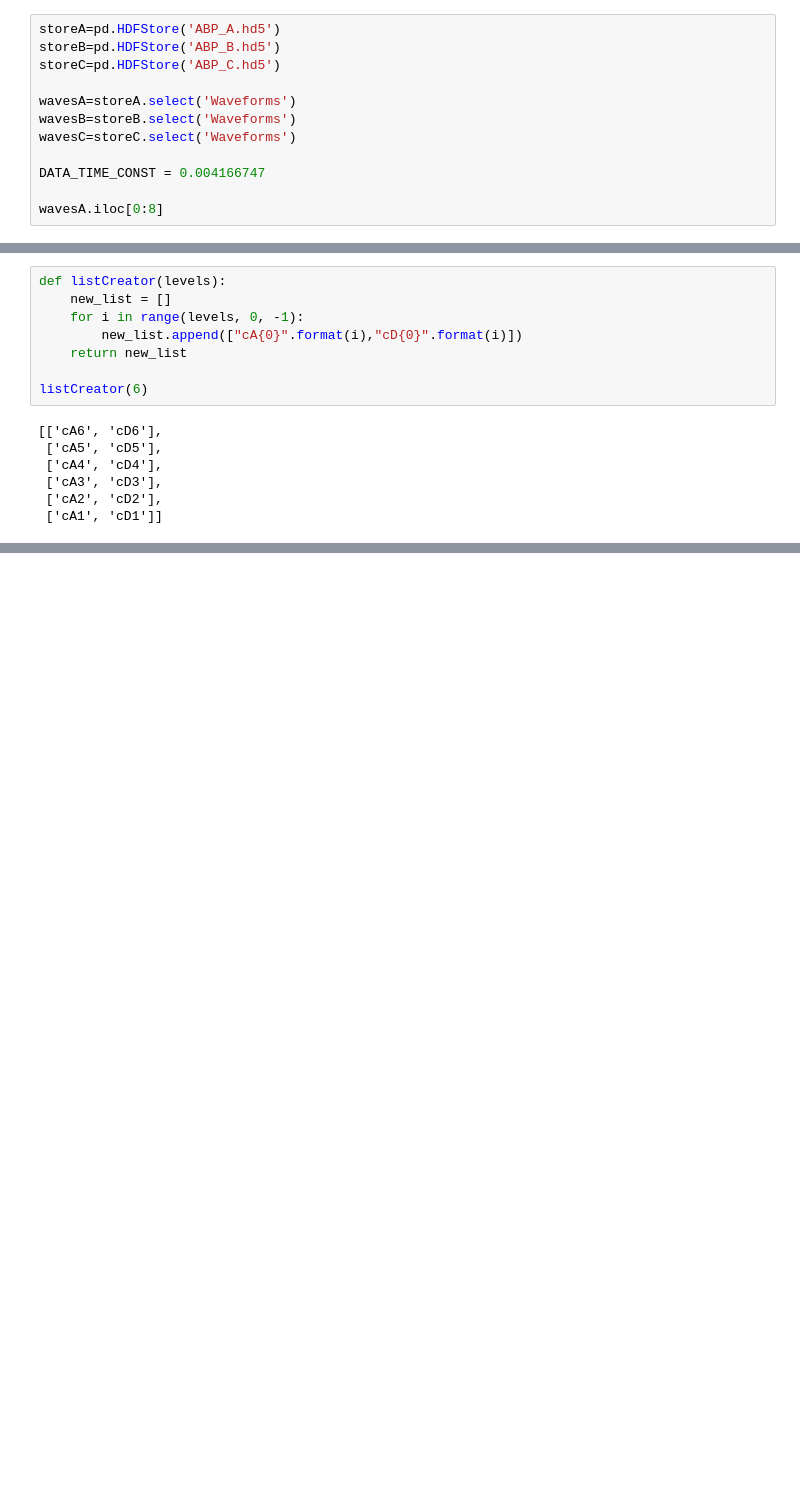
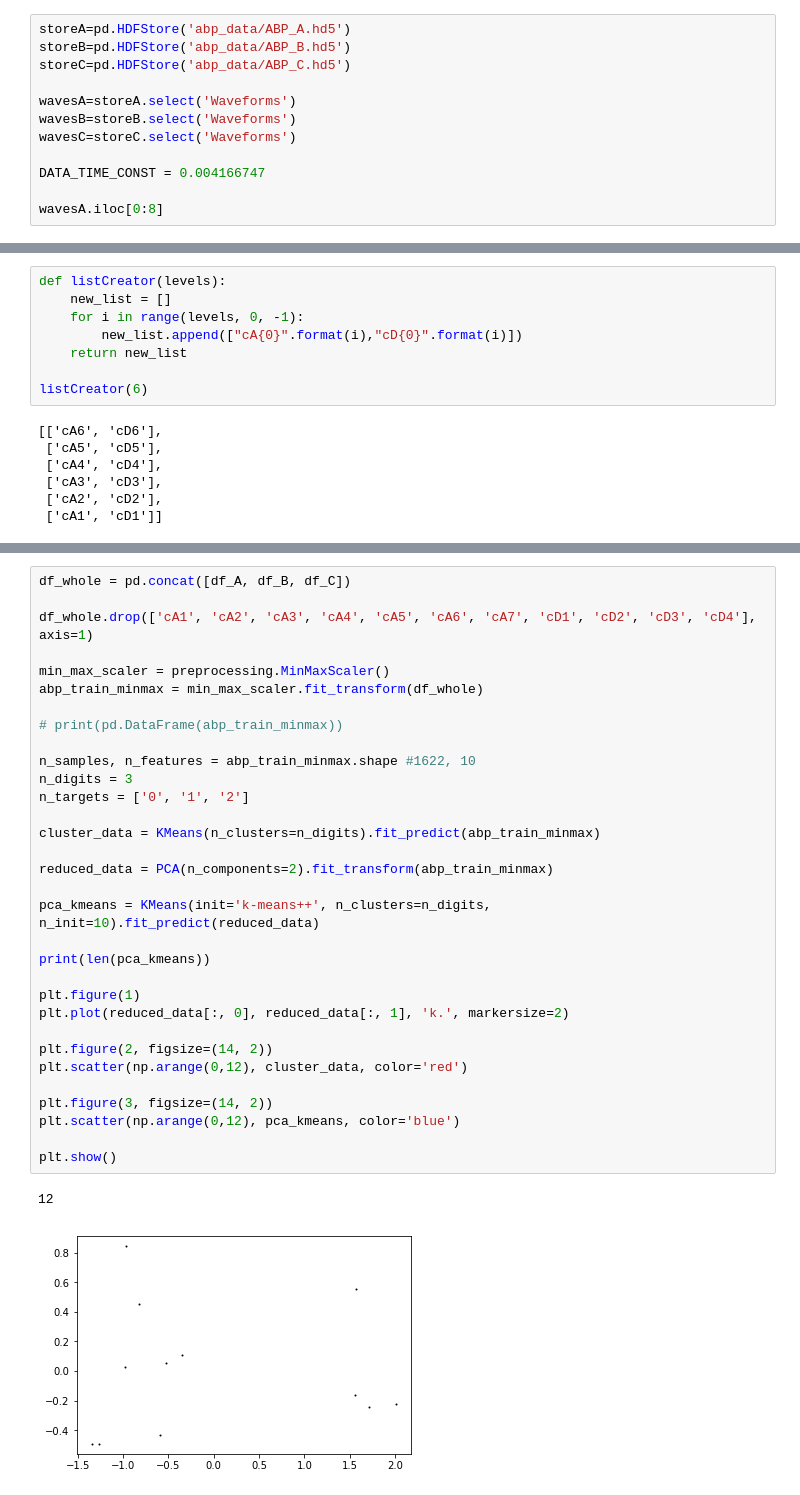
Before and after one commit to CONDUITlab/abp, a Jupyter notebook: Energy_Coefficient_Graph.ipynb, the cells around one changed output, grey strips where cells are left out. Cells and saved outputs as stored; diff of their text form; blank space fills up the shorter version.

```diff
--- a/Energy_Coefficient_Graph.ipynb
+++ b/Energy_Coefficient_Graph.ipynb
@@ -12,7 +24,7 @@ from bokeh.io import output_notebook, show
 # %%
-storeA=pd.HDFStore('ABP_A.hd5')
-storeB=pd.HDFStore('ABP_B.hd5')
-storeC=pd.HDFStore('ABP_C.hd5')
+storeA=pd.HDFStore('abp_data/ABP_A.hd5')
+storeB=pd.HDFStore('abp_data/ABP_B.hd5')
+storeC=pd.HDFStore('abp_data/ABP_C.hd5')
 
 wavesA=storeA.select('Waveforms')
 wavesB=storeB.select('Waveforms')
@@ -112,0 +284,35 @@ print(processWaveform(wavesA, 5, 1))
+# %%
+df_whole = pd.concat([df_A, df_B, df_C])
+
+df_whole.drop(['cA1', 'cA2', 'cA3', 'cA4', 'cA5', 'cA6', 'cA7', 'cD1', 'cD2', 'cD3', 'cD4'], axis=1)
+
+min_max_scaler = preprocessing.MinMaxScaler()
+abp_train_minmax = min_max_scaler.fit_transform(df_whole)
+
+# print(pd.DataFrame(abp_train_minmax))
+
+n_samples, n_features = abp_train_minmax.shape #1622, 10
+n_digits = 3
+n_targets = ['0', '1', '2']
+
+cluster_data = KMeans(n_clusters=n_digits).fit_predict(abp_train_minmax)
+
+reduced_data = PCA(n_components=2).fit_transform(abp_train_minmax)
+
+pca_kmeans = KMeans(init='k-means++', n_clusters=n_digits, n_init=10).fit_predict(reduced_data)
+
+print(len(pca_kmeans))
+
+plt.figure(1)
+plt.plot(reduced_data[:, 0], reduced_data[:, 1], 'k.', markersize=2)
+
+plt.figure(2, figsize=(14, 2))
+plt.scatter(np.arange(0,12), cluster_data, color='red')
+
+plt.figure(3, figsize=(14, 2))
+plt.scatter(np.arange(0,12), pca_kmeans, color='blue')
+
+plt.show()
+# %% [output]
+12
+[figure, added]
```
Also changed, not shown: parts of 11 cells of this notebook, 8 other files.
